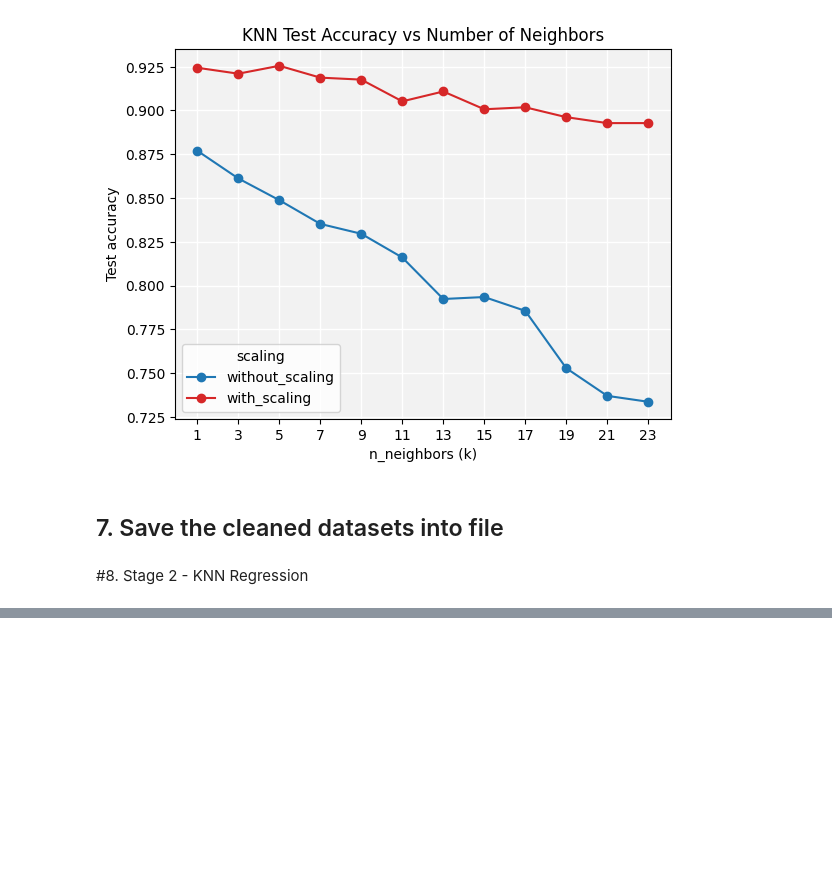
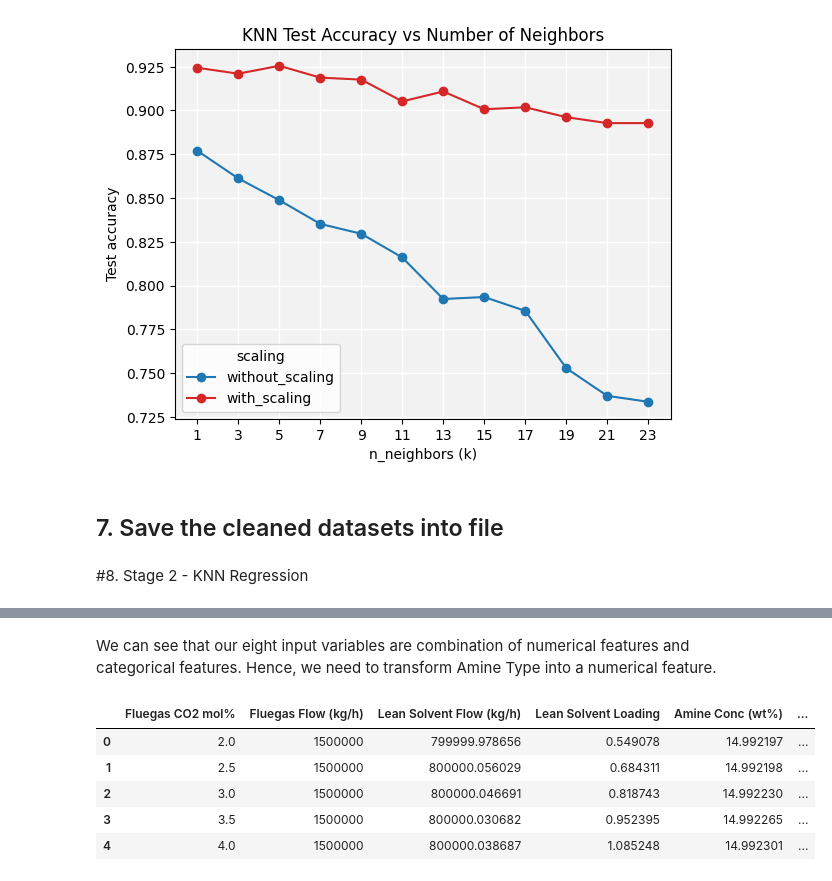
Before and after one commit to ialipon/ENCH680PRJ, a Jupyter notebook: PRJ_knn-sec.ipynb, the cells around one changed output, grey strips where cells are left out. Cells and saved outputs as stored; diff of their text form; code cells hidden in the pictures; blank space fills up the shorter version.

```diff
--- a/PRJ_knn-sec.ipynb
+++ b/PRJ_knn-sec.ipynb
@@ -961,0 +968,12 @@ Rec_data.to_excel("co2_sec_classification.xlsx", index=False)
+# %%
+data_file_path = "https://github.com/ialipon/ENCH680PRJ/raw/main/Dataset.xlsx"
+df = pd.read_excel(data_file_path)
+
+X = df.iloc[:,0:8]
+y = df.iloc[:,9]
+
+print("\nInput features:")
+print(X.columns.tolist())
+
+print("\nOutput variable:")
+print(y.name)
@@ -961,0 +1010,22 @@ Rec_data.to_excel("co2_sec_classification.xlsx", index=False)
+# %% [markdown]
+We can see that our eight input variables are combination of numerical features and categorical features.  Hence, we need to transform Amine Type into a numerical feature.
+# %%
+# Read the original data again to ensure we have the 'Amine type' column
+df = pd.read_excel(data_file_path)
+df = df.drop(columns=["Recovery%", "CO2 Purity (mol%)"])
+
+# Perform the one-hot encoding on 'Amine type'
+df = pd.get_dummies(df, columns=['Amine type'], dtype=int)
+
+# Reorder columns so 'SEC (kJ/kg)' is the last column
+cols = [col for col in df.columns if col != 'SEC (kJ/kg)'] + ['SEC (kJ/kg)']
+df = df[cols]
+
+display(df.head())
+# %% [output]
+|  | Fluegas CO2 mol% | Fluegas Flow (kg/h) | Lean Solvent Flow (kg/h) | Lean Solvent Loading | Amine Conc (wt%) | ... |
+| 0 | 2.0 | 1500000 | 799999.978656 | 0.549078 | 14.992197 | ... |
+| 1 | 2.5 | 1500000 | 800000.056029 | 0.684311 | 14.992198 | ... |
+| 2 | 3.0 | 1500000 | 800000.046691 | 0.818743 | 14.992230 | ... |
+| 3 | 3.5 | 1500000 | 800000.030682 | 0.952395 | 14.992265 | ... |
+| 4 | 4.0 | 1500000 | 800000.038687 | 1.085248 | 14.992301 | ... |
```
Also changed, not shown: parts of 14 cells of this notebook.
